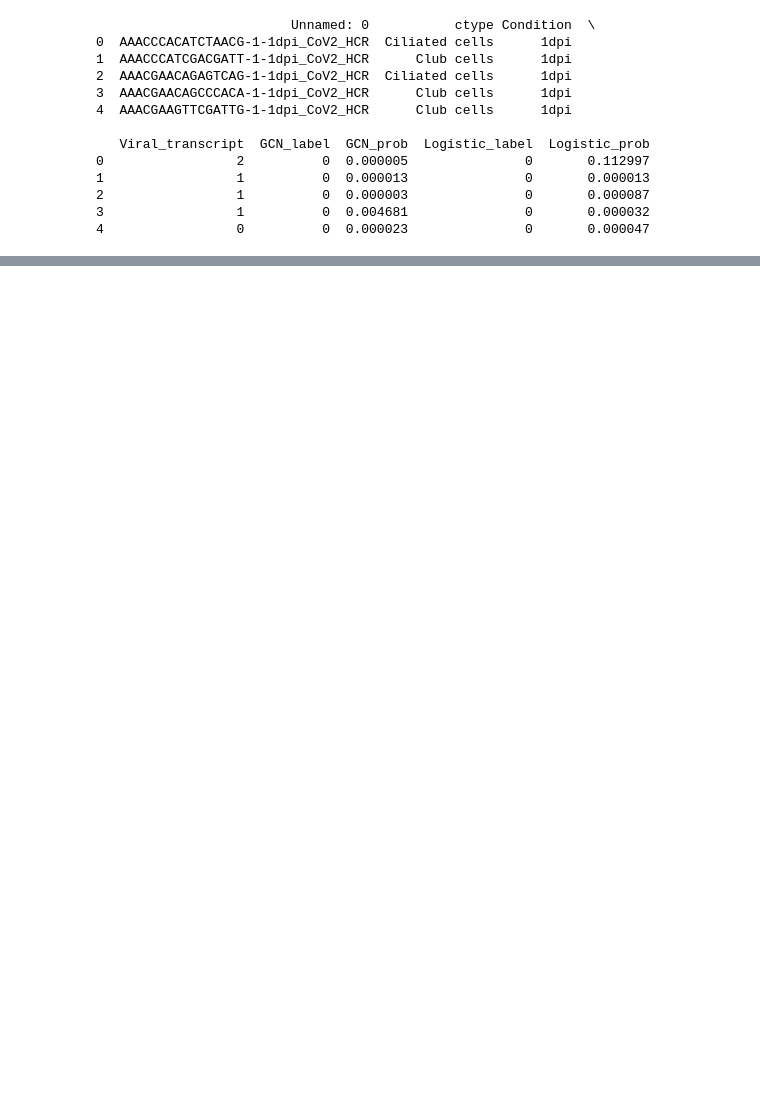
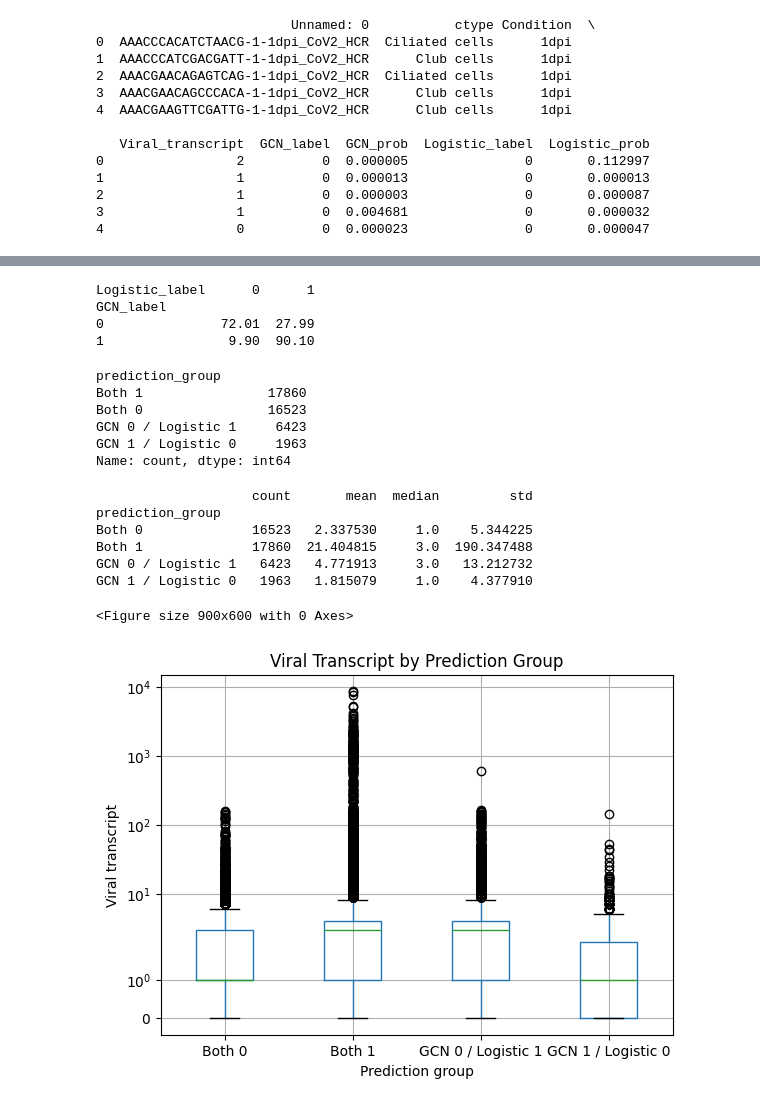
Before and after one commit to Lai-jun-yan/Academia-Sinica-internship-project, a Jupyter notebook: Aim_2/Ravindra2021.raw_count.stdprep.h5ad的細胞標籤/將mock拿掉重跑/其他機器學習模型/08_06簡報分析修正_log.ipynb, the cells around one changed output, grey strips where cells are left out. Saved outputs shown, nothing was run; the diff lists cells and outputs as text; code cells hidden in the pictures; blank space fills up the shorter version.

```diff
--- a/Aim_2/Ravindra2021.raw_count.stdprep.h5ad的細胞標籤/將mock拿掉重跑/其他機器學習模型/08_06簡報分析修正_log.ipynb
+++ b/Aim_2/Ravindra2021.raw_count.stdprep.h5ad的細胞標籤/將mock拿掉重跑/其他機器學習模型/08_06簡報分析修正_log.ipynb
@@ -275 +208,81 @@ Logistic 預測感染率： 0.5677710491243658
+# %%
+prediction_crosstab_pct = pd.crosstab(
+    comparison_df["GCN_label"],
+    comparison_df["Logistic_label"],
+    normalize="index"
+) * 100
+
+print(prediction_crosstab_pct.round(2))
+# %% [output]
+Logistic_label      0      1
+GCN_label
+0               72.01  27.99
+1                9.90  90.10
+# %%
+comparison_df["prediction_group"] = np.select(
+    [
+        (comparison_df["GCN_label"] == 0) &
+        (comparison_df["Logistic_label"] == 0),
+
+        (comparison_df["GCN_label"] == 0) &
+        (comparison_df["Logistic_label"] == 1),
+
+        (comparison_df["GCN_label"] == 1) &
+        (comparison_df["Logistic_label"] == 0),
+
+        (comparison_df["GCN_label"] == 1) &
+        (comparison_df["Logistic_label"] == 1)
+    ],
+    [
+        "Both 0",
+        "GCN 0 / Logistic 1",
+        "GCN 1 / Logistic 0",
+        "Both 1"
+    ],
+    default="Other"
+)
+
+print(comparison_df["prediction_group"].value_counts())
+# %% [output]
+prediction_group
+Both 1                17860
+Both 0                16523
+GCN 0 / Logistic 1     6423
+GCN 1 / Logistic 0     1963
+Name: count, dtype: int64
+# %%
+print(
+    comparison_df
+    .groupby("prediction_group")
+    ["Viral_transcript"]
+    .agg(["count", "mean", "median", "std"])
+)
+# %% [output]
+                    count       mean  median         std
+prediction_group
+Both 0              16523   2.337530     1.0    5.344225
+Both 1              17860  21.404815     3.0  190.347488
+GCN 0 / Logistic 1   6423   4.771913     3.0   13.212732
+GCN 1 / Logistic 0   1963   1.815079     1.0    4.377910
+# %%
+import matplotlib.pyplot as plt
+
+plt.figure(figsize=(9, 6))
+
+comparison_df.boxplot(
+    column="Viral_transcript",
+    by="prediction_group"
+)
+
+plt.yscale("symlog")
+
+plt.xlabel("Prediction group")
+plt.ylabel("Viral transcript")
+plt.title("Viral Transcript by Prediction Group")
+
+plt.suptitle("")
+plt.show()
+# %% [output]
+<Figure size 900x600 with 0 Axes>
+[figure, added]
 # %%
```
Also changed, not shown: parts of 26 cells of this notebook.
